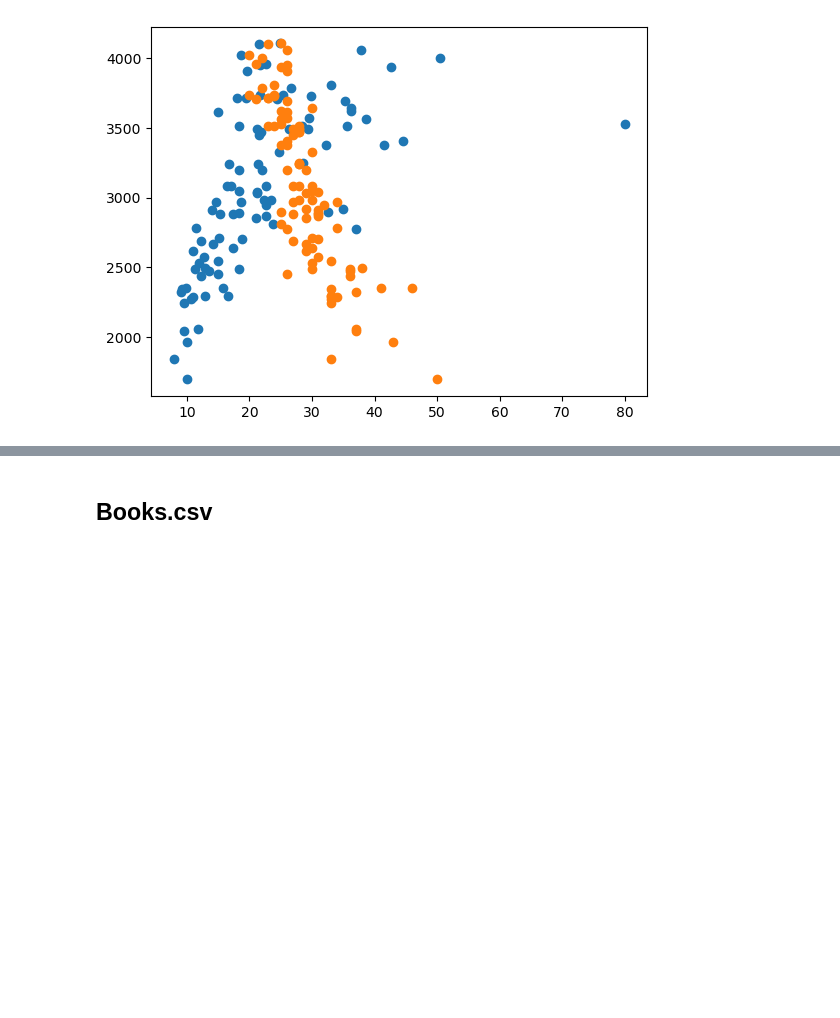
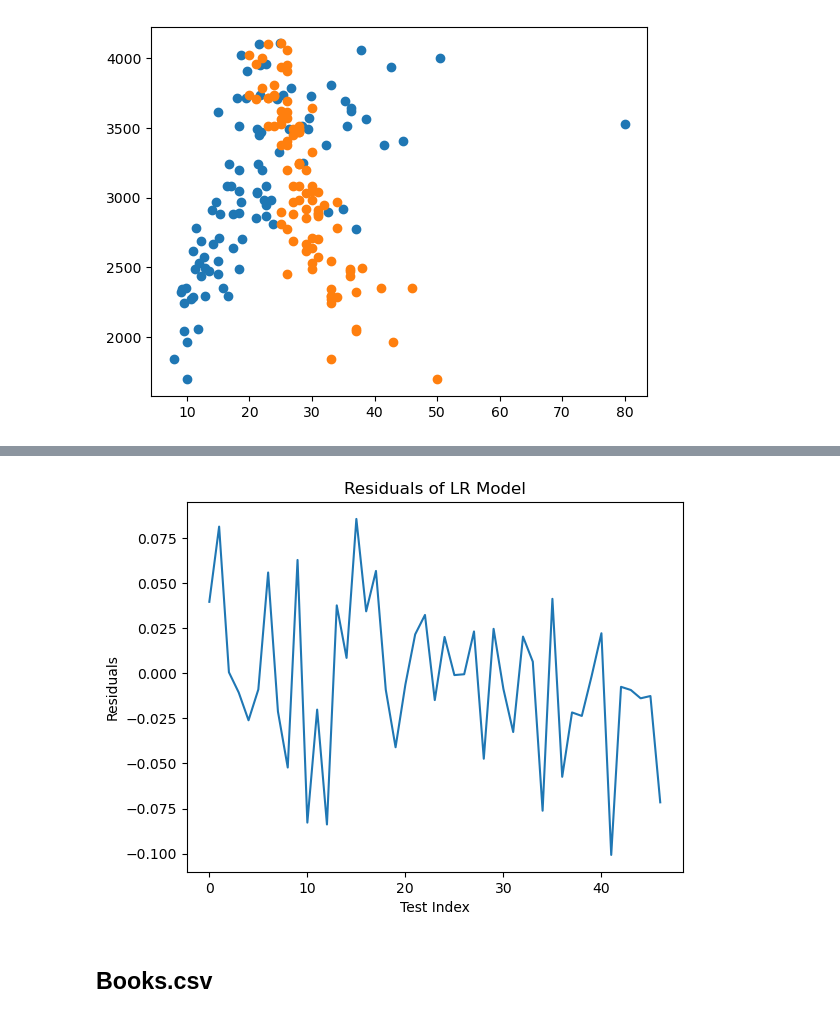
Before and after one commit to DanielnRose/svm, a Jupyter notebook: svm.ipynb, the cells around one changed output, grey strips where cells are left out. Saved outputs shown, nothing was run; the diff lists cells and outputs as text; code cells hidden in the pictures; blank space fills up the shorter version.

```diff
--- a/svm.ipynb
+++ b/svm.ipynb
@@ -79,3 +159,13 @@ plt.scatter(zp, y)
+# %%
+# get and plot residuals
+y_hat = lr.predict(X_test)
+residuals = y_hat - y_test
+plt.plot(range(len(y_test)), residuals)
+plt.ylabel("Residuals")
+plt.xlabel("Test Index")
+plt.title("Residuals of LR Model");
+# %% [output]
+[figure, added]
 # %% [markdown]
 ## Books.csv
 # %%
```
Also changed, not shown: parts of 12 cells of this notebook.
